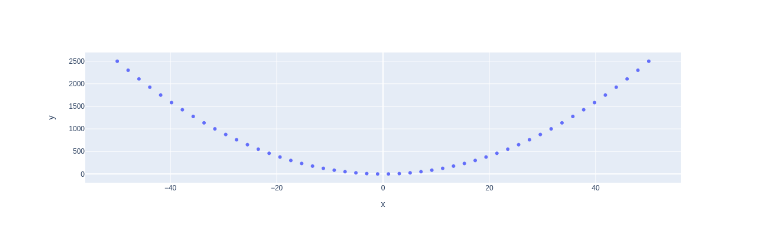
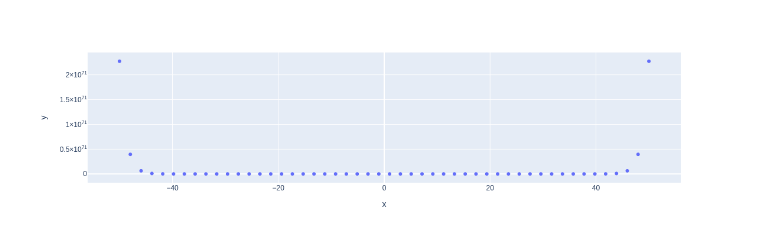
Before and after one commit to DianaShekhter/my-notebooks-repo, a Jupyter notebook: test.ipynb, the cells around one changed output. Drawn from its saved outputs; the diff is of its cells as text; code cells hidden in the pictures.

```diff
--- a/test.ipynb
+++ b/test.ipynb
@@ -1,17 +1,17 @@
 # %%
 import numpy as np
 import plotly.express as px
 
 # x-axis data points
 x = np.linspace(start=-50, stop=50)
 
 # y-axis data points
-y = x ** 2
+y = x ** 42
 
 # define the plot
 fig = px.scatter(x=x, y=y)
 
 fig.show()
 # %% [output]
 [interactive output not drawn]
-[figure, old version]
+[figure, new version]
```
